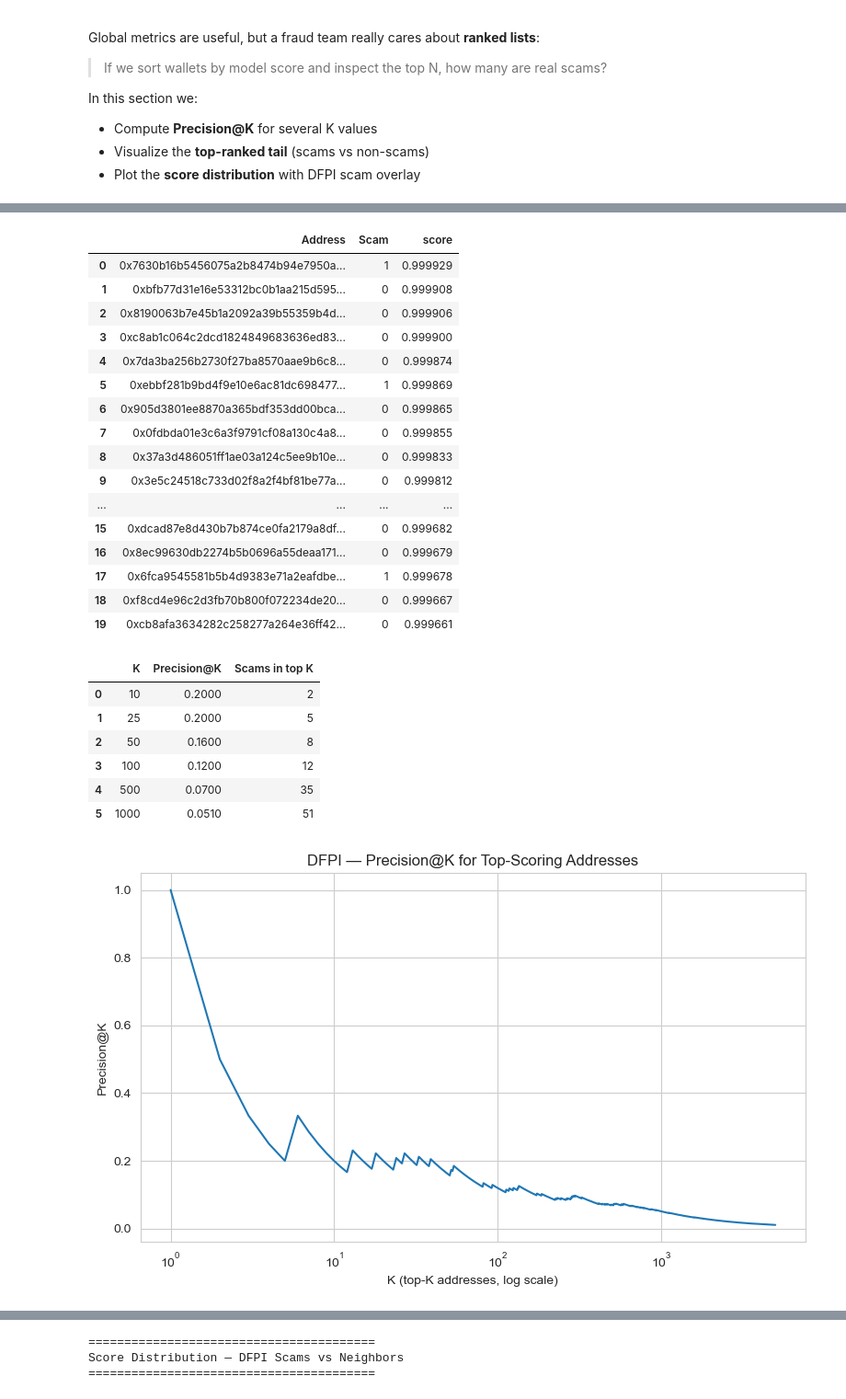
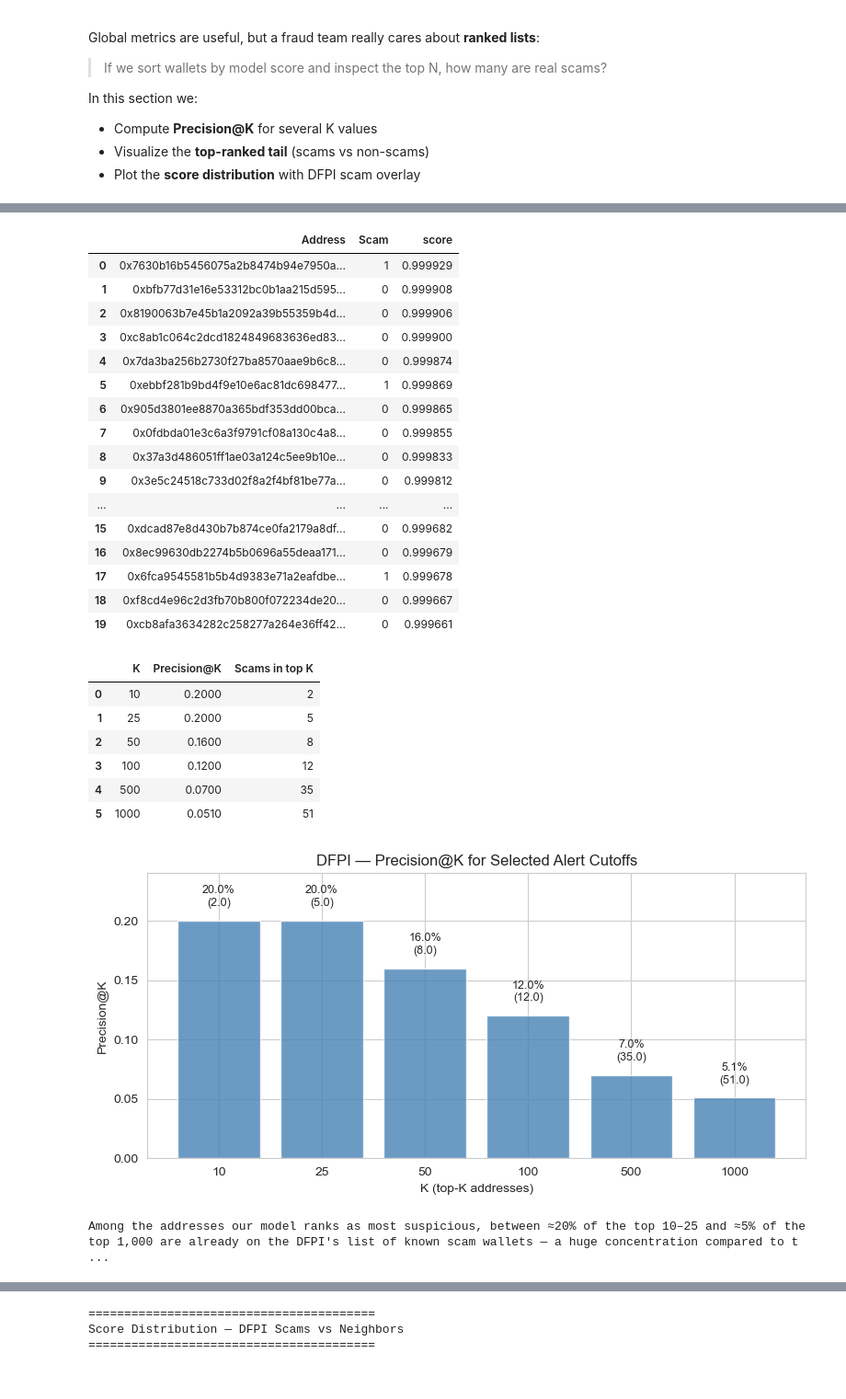
Before and after one commit to LittleHouse75/ml-capstone-ethereum-fraud-detection, a Jupyter notebook: notebooks/04_DFPI_ExternalEval.ipynb, the cells around one changed output, grey strips where cells are left out. Shown at 92% size. Cells and saved outputs as stored; diff of their text form; code cells hidden in the pictures.

```diff
--- a/notebooks/04_DFPI_ExternalEval.ipynb
+++ b/notebooks/04_DFPI_ExternalEval.ipynb
@@ -499,6 +499,47 @@ prec_table = pd.DataFrame(rows)
 with pd.option_context("display.float_format", "{:,.4f}".format):
     display(prec_table)
 
+# ------------------------------------------------------------
+# Chart: Precision@K for selected Ks (bar chart)
+# ------------------------------------------------------------
+
+plt.figure(figsize=(8, 4))
+
+plt.bar(
+    prec_table["K"].astype(str),
+    prec_table["Precision@K"],
+    color="steelblue",
+    alpha=0.8,
+)
+
+# Label each bar with both precision and raw scam count
+for idx, row in prec_table.iterrows():
+    k = str(row["K"])
+    prec = row["Precision@K"]
+    scams = row["Scams in top K"]
+    plt.text(
+        idx,
+        prec + 0.01,
+        f"{prec:.1%}\n({scams})",
+        ha="center",
+        va="bottom",
+        fontsize=9,
+    )
+
+plt.title("DFPI — Precision@K for Selected Alert Cutoffs")
+plt.xlabel("K (top-K addresses)")
+plt.ylabel("Precision@K")
+plt.ylim(0, prec_table["Precision@K"].max() * 1.2)
+plt.tight_layout()
+plt.show()
+
+print(
+    "Among the addresses our model ranks as most suspicious, between "
+    "≈20% of the top 10–25 and ≈5% of the top 1,000 are already on the DFPI's "
+    "list of known scam wallets — a huge concentration compared to the tiny "
+    "scam rate in the overall population."
+)
+
 # Precision curve over the first N addresses
 max_k = 5000
 top = scores_df.head(max_k).copy()
@@ -520,31 +561,32 @@ Ranking Behavior — Precision @ K on DFPI
 ========================================
 
 
 ----------------------------------------
 Top 20 DFPI addresses by model score
 ----------------------------------------
 |  | Address | Scam | score |
 | 0 | 0x7630b16b5456075a2b8474b94e7950a... | 1 | 0.999929 |
 | 1 | 0xbfb77d31e16e53312bc0b1aa215d595... | 0 | 0.999908 |
 | 2 | 0x8190063b7e45b1a2092a39b55359b4d... | 0 | 0.999906 |
 | 3 | 0xc8ab1c064c2dcd1824849683636ed83... | 0 | 0.999900 |
 | 4 | 0x7da3ba256b2730f27ba8570aae9b6c8... | 0 | 0.999874 |
 | 5 | 0xebbf281b9bd4f9e10e6ac81dc698477... | 1 | 0.999869 |
 | 6 | 0x905d3801ee8870a365bdf353dd00bca... | 0 | 0.999865 |
 | 7 | 0x0fdbda01e3c6a3f9791cf08a130c4a8... | 0 | 0.999855 |
 | 8 | 0x37a3d486051ff1ae03a124c5ee9b10e... | 0 | 0.999833 |
 | 9 | 0x3e5c24518c733d02f8a2f4bf81be77a... | 0 | 0.999812 |
 | ... | ... | ... | ... |
 | 15 | 0xdcad87e8d430b7b874ce0fa2179a8df... | 0 | 0.999682 |
 | 16 | 0x8ec99630db2274b5b0696a55deaa171... | 0 | 0.999679 |
 | 17 | 0x6fca9545581b5b4d9383e71a2eafdbe... | 1 | 0.999678 |
 | 18 | 0xf8cd4e96c2d3fb70b800f072234de20... | 0 | 0.999667 |
 | 19 | 0xcb8afa3634282c258277a264e36ff42... | 0 | 0.999661 |
 |  | K | Precision@K | Scams in top K |
 | 0 | 10 | 0.2000 | 2 |
 | 1 | 25 | 0.2000 | 5 |
 | 2 | 50 | 0.1600 | 8 |
 | 3 | 100 | 0.1200 | 12 |
 | 4 | 500 | 0.0700 | 35 |
 | 5 | 1000 | 0.0510 | 51 |
-[figure, old version]
+[figure, new version]
+Among the addresses our model ranks as most suspicious, between ≈20% of the top 10–25 and ≈5% of the top 1,000 are already on the DFPI's list of known scam wallets — a huge concentration compared to t ...
```
Also changed, not shown: parts of 2 cells of this notebook, 3 other files.
